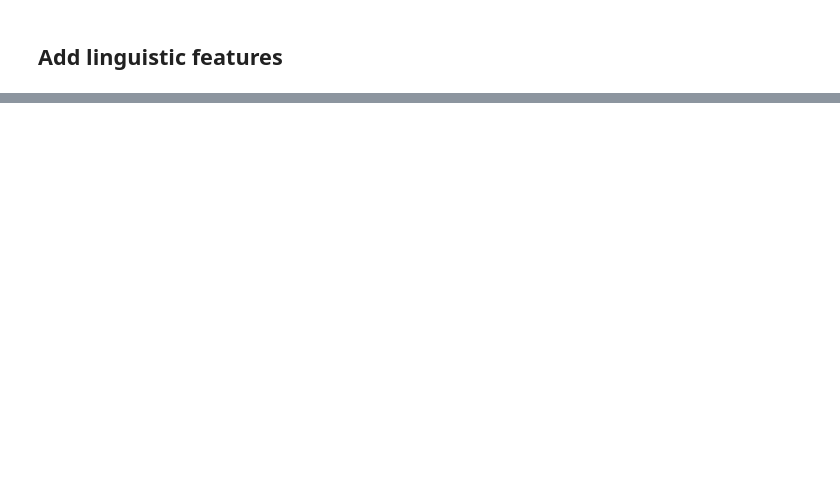
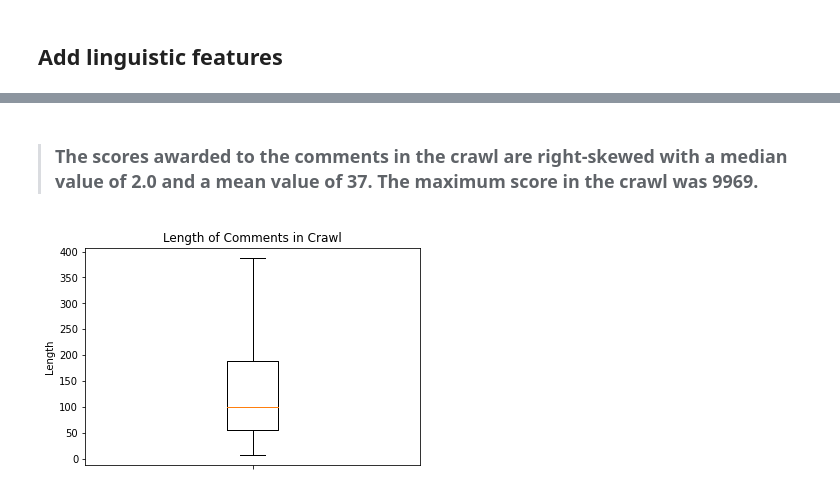
Before and after one commit to Bcromas/rosie, a Jupyter notebook: EDA.ipynb, the cells around one changed output, grey strips where cells are left out. Saved outputs shown, nothing was run; the diff lists cells and outputs as text; code cells hidden in the pictures; blank space fills up the shorter version.

```diff
--- a/EDA.ipynb
+++ b/EDA.ipynb
@@ -77,0 +152,9 @@ comments_df.sample(3)
+# %% [markdown]
+> ### The scores awarded to the comments in the crawl are right-skewed with a median value of 2.0 and a mean value of 37. The maximum score in the crawl was 9969.
+# %%
+plt.boxplot(x = comments_df["body_len"], showfliers = False);
+plt.tick_params(labelbottom = False)
+plt.ylabel("Length");
+plt.title(label = "Length of Comments in Crawl");
+# %% [output]
+[figure, added]
```
Also changed, not shown: parts of 44 cells of this notebook, 2 other files.
